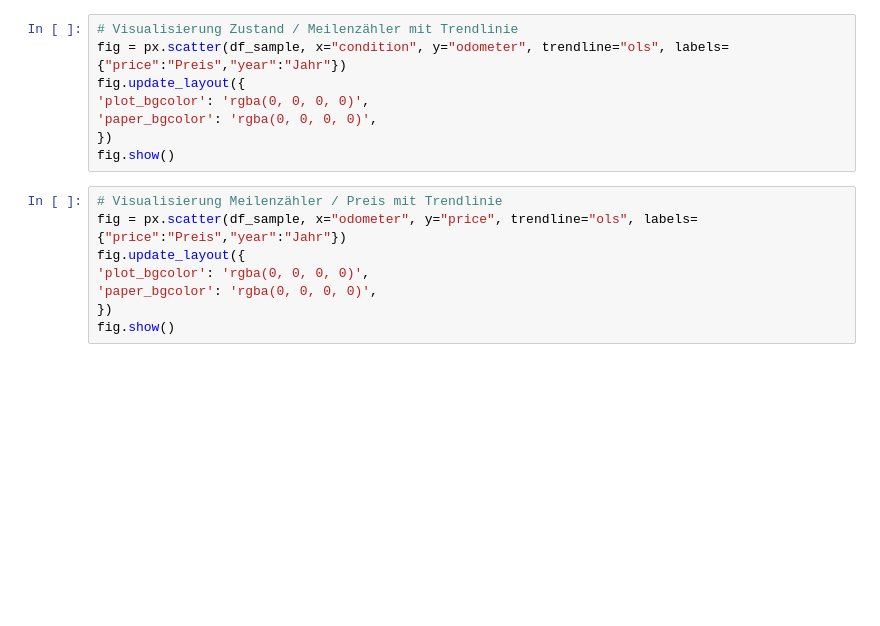
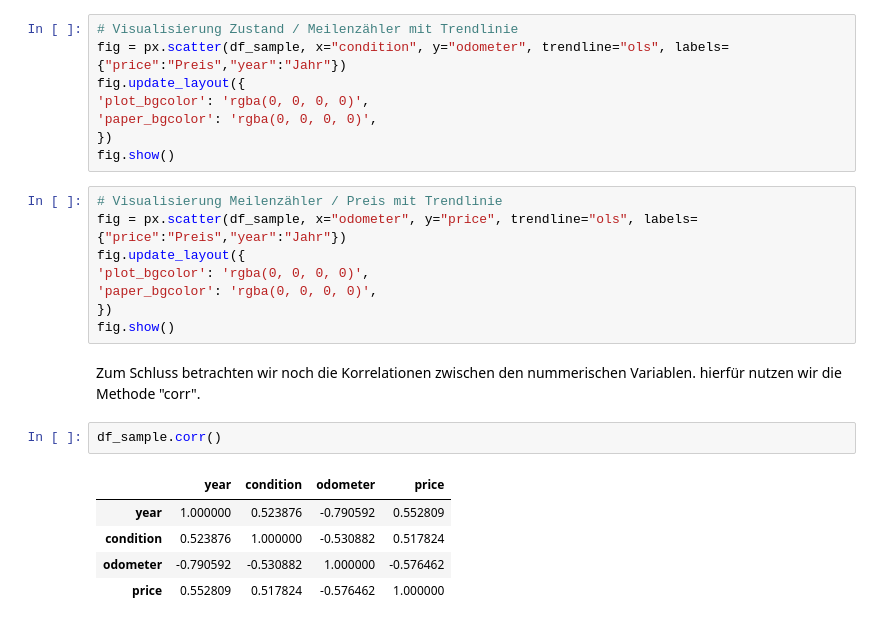
Before and after one commit to Lukas1607/mlops_book, a Jupyter notebook: dataexplorationcopy.ipynb, the cells around one changed output. Saved outputs shown, nothing was run; the diff lists cells and outputs as text; blank space fills up the shorter version.

```diff
--- a/dataexplorationcopy.ipynb
+++ b/dataexplorationcopy.ipynb
@@ -423,3 +424,13 @@ fig.update_layout({
 'paper_bgcolor': 'rgba(0, 0, 0, 0)',
 })
 fig.show()
+# %% [markdown]
+Zum Schluss betrachten wir noch die Korrelationen zwischen den nummerischen Variablen. hierfür nutzen wir die Methode "corr".
+# %%
+df_sample.corr()
+# %% [output]
+|  | year | condition | odometer | price |
+| year | 1.000000 | 0.523876 | -0.790592 | 0.552809 |
+| condition | 0.523876 | 1.000000 | -0.530882 | 0.517824 |
+| odometer | -0.790592 | -0.530882 | 1.000000 | -0.576462 |
+| price | 0.552809 | 0.517824 | -0.576462 | 1.000000 |
```
Also changed, not shown: parts of 3 cells of this notebook, 55 other files.
